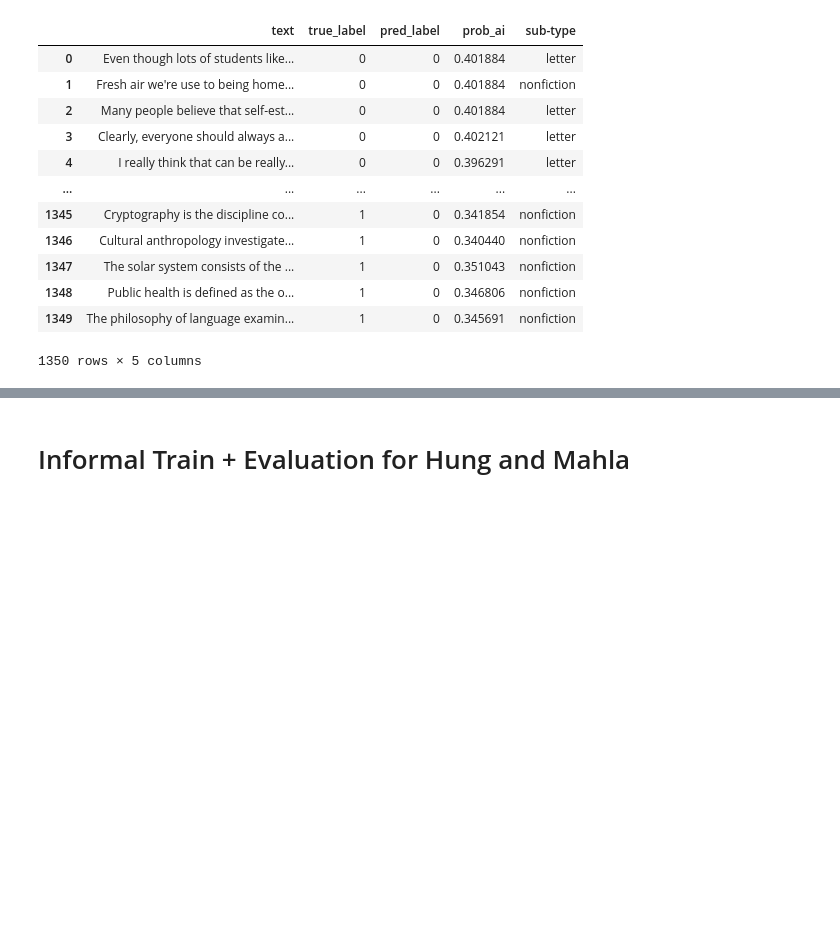
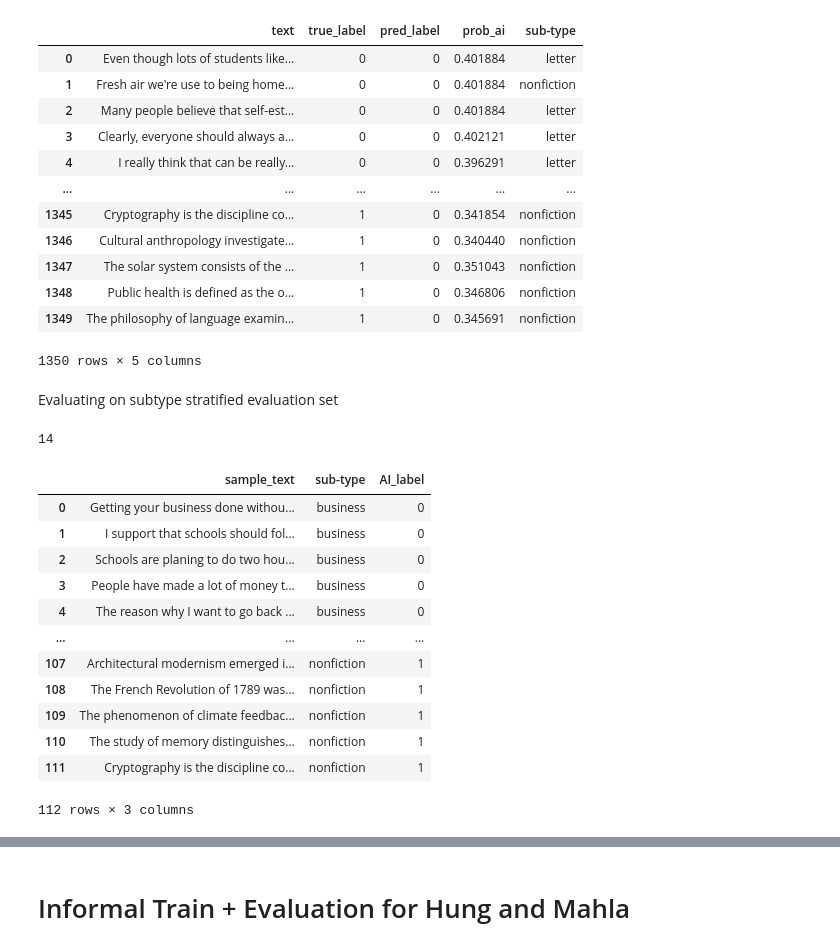
Before and after one commit to 4cekay/B101-Group2-NLP-Project, a Jupyter notebook: DetectorModel.ipynb, the cells around one changed output, grey strips where cells are left out. Saved outputs shown, nothing was run; the diff lists cells and outputs as text; code cells hidden in the pictures; blank space fills up the shorter version.

```diff
--- a/DetectorModel.ipynb
+++ b/DetectorModel.ipynb
@@ -679,3 +712,35 @@ results_df
 | 1348 | Public health is defined as the o... | 1 | 0 | 0.346806 | nonfiction |
 | 1349 | The philosophy of language examin... | 1 | 0 | 0.345691 | nonfiction |
 1350 rows × 5 columns
+# %% [markdown]
+Evaluating on subtype stratified evaluation set
+# %%
+df = pd.read_csv("./dataset/formal_val_1350.csv")
+
+group_sizes = df.groupby(["sub-type", "AI_label"]).size()
+min_size = group_sizes.min()
+print(min_size)
+# %% [output]
+14
+# %%
+balanced_eval = (
+    df.groupby(["sub-type", "AI_label"])
+      .sample(n=min_size, random_state=42)
+      .reset_index(drop=True)
+)
+
+balanced_eval
+# %% [output]
+|  | sample_text | sub-type | AI_label |
+| 0 | Getting your business done withou... | business | 0 |
+| 1 | I support that schools should fol... | business | 0 |
+| 2 | Schools are planing to do two hou... | business | 0 |
+| 3 | People have made a lot of money t... | business | 0 |
+| 4 | The reason why I want to go back ... | business | 0 |
+| ... | ... | ... | ... |
+| 107 | Architectural modernism emerged i... | nonfiction | 1 |
+| 108 | The French Revolution of 1789 was... | nonfiction | 1 |
+| 109 | The phenomenon of climate feedbac... | nonfiction | 1 |
+| 110 | The study of memory distinguishes... | nonfiction | 1 |
+| 111 | Cryptography is the discipline co... | nonfiction | 1 |
+112 rows × 3 columns
```
Also changed, not shown: parts of 10 cells of this notebook.
